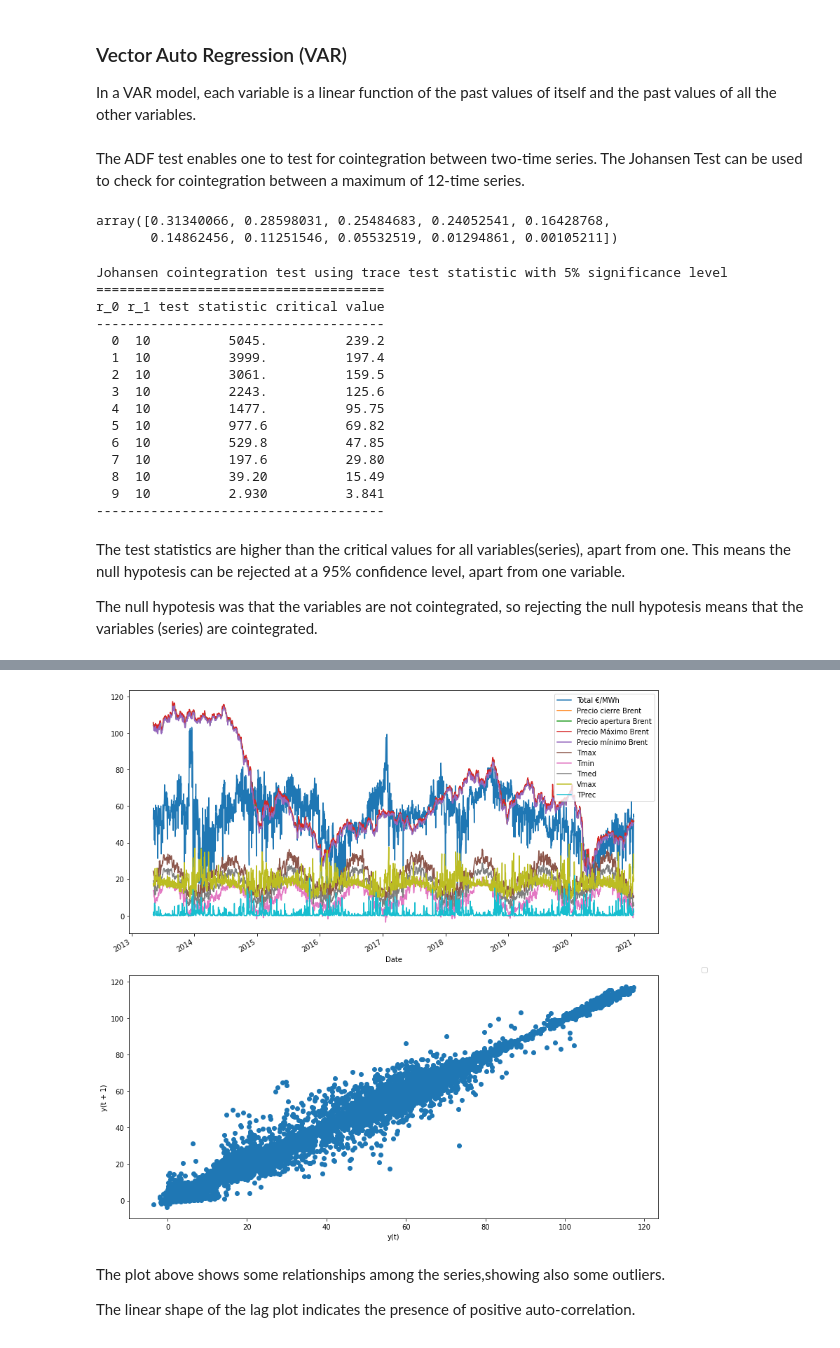
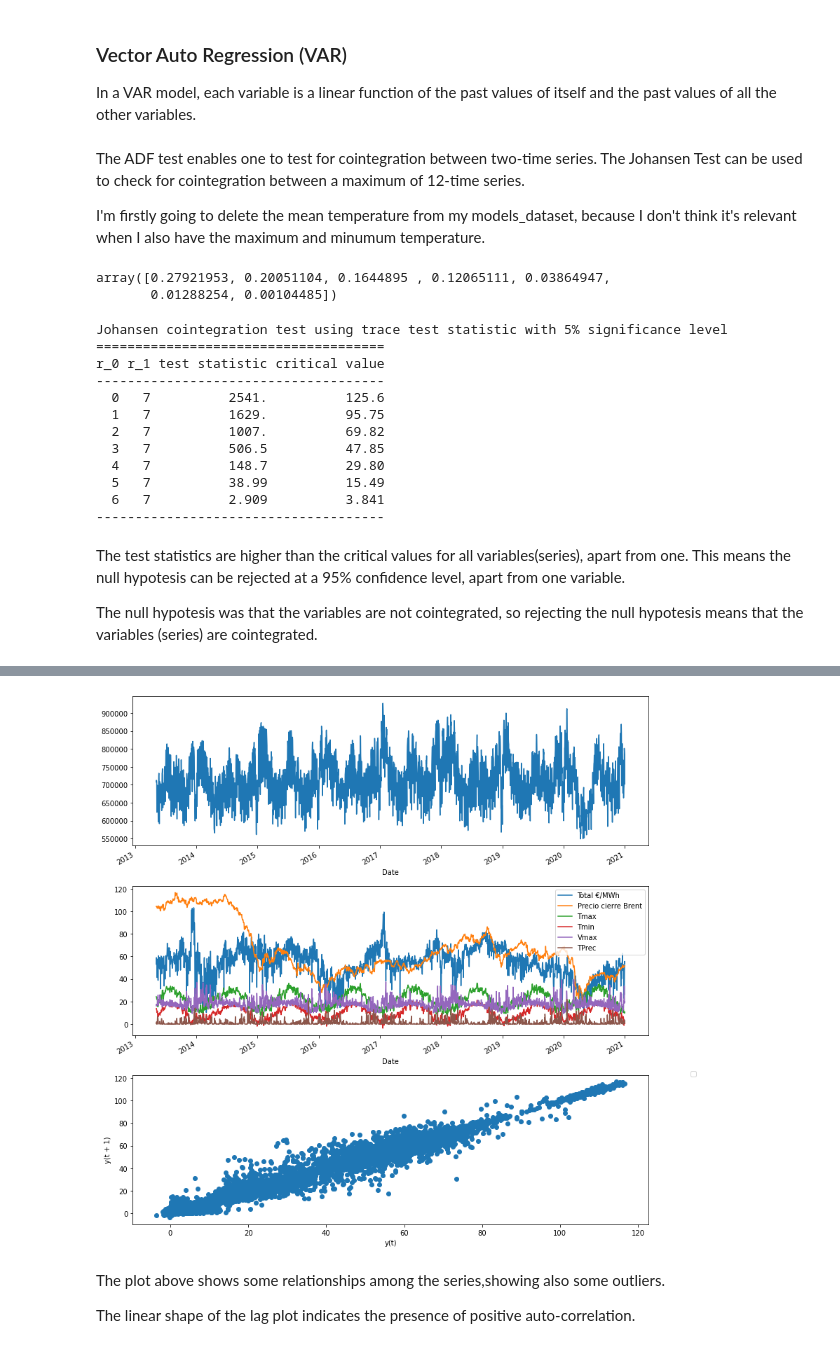
Before and after one commit to PaulaCervilla/Electricity-prices-predictions-in-Spain---Data-Science-TFM, a Jupyter notebook: TFM Precio electricidad - Modelling.ipynb, the cells around one changed output, grey strips where cells are left out. Cells and saved outputs as stored; diff of their text form; code cells hidden in the pictures.

Commit message:
models 2013-2020 updated

```diff
--- a/TFM Precio electricidad - Modelling.ipynb
+++ b/TFM Precio electricidad - Modelling.ipynb
@@ -155,7 +155,8 @@ q: The size of the moving average window, also called the order of moving averag
 models_dataset = electricity_brent_weather.drop(["Day", "Coste s.interrrumpibilidad", "Mercado diario €/MWh",
                                   "Mercado intradiario €/MWh", "Restricciones €/MWh",
                                   "Procesos OS €/MWh", "Garantía potencia Pagos capacidad €/MWh",
-                                                 "Energía final MWh"], axis = 1)
+                                  "Precio apertura Brent", "Precio Máximo Brent",
+                                  "Precio mínimo Brent"], axis = 1)
 # %%
 models_dataset
 # %% [output]
@@ -777,6 +778,10 @@ Now, I'm going to use different models that take into account other variables of
 In a VAR model, each variable is a linear function of the past values of itself and the past values of all the other variables.
 # %% [markdown]
 The ADF test enables one to test for cointegration between two-time series. The Johansen Test can be used to check for cointegration between a maximum of 12-time series.
+
+I'm firstly going to delete the mean temperature from my models_dataset, because I don't think it's relevant when I also have the maximum and minumum temperature.
+# %%
+models_dataset.drop("Tmed", axis = 1, inplace= True)
 # %%
 #Checking stationarity using the Coint Johansen Test instead of ADF.
 
@@ -784,8 +789,8 @@ from statsmodels.tsa.vector_ar.vecm import coint_johansen
 
 coint_johansen(models_dataset,0,1).eig
 # %% [output]
-array([0.31340066, 0.28598031, 0.25484683, 0.24052541, 0.16428768,
-       0.14862456, 0.11251546, 0.05532519, 0.01294861, 0.00105211])
+array([0.27921953, 0.20051104, 0.1644895 , 0.12065111, 0.03864947,
+       0.01288254, 0.00104485])
 # %%
 from statsmodels.tsa.vector_ar.vecm import select_coint_rank
 cointegration_rank = select_coint_rank(models_dataset,0,1)
@@ -795,32 +800,32 @@ Johansen cointegration test using trace test statistic with 5% significance leve
 =====================================
 r_0 r_1 test statistic critical value
 -------------------------------------
-  0  10          5045.          239.2
-  1  10          3999.          197.4
-  2  10          3061.          159.5
-  3  10          2243.          125.6
-  4  10          1477.          95.75
-  5  10          977.6          69.82
-  6  10          529.8          47.85
-  7  10          197.6          29.80
-  8  10          39.20          15.49
-  9  10          2.930          3.841
+  0   7          2541.          125.6
+  1   7          1629.          95.75
+  2   7          1007.          69.82
+  3   7          506.5          47.85
+  4   7          148.7          29.80
+  5   7          38.99          15.49
+  6   7          2.909          3.841
 -------------------------------------
 # %% [markdown]
 The test statistics are higher than the critical values for all variables(series), apart from one. This means the null hypotesis can be rejected at a 95% confidence level, apart from one variable.
 
 The null hypotesis was that the variables are not cointegrated, so rejecting the null hypotesis means that the variables (series) are cointegrated.
 # %%
-fig, (ax1, ax2) = plt.subplots(nrows=2, ncols=1, figsize=(12,11))
+fig, (ax1, ax2, ax3) = plt.subplots(nrows=3, ncols=1, figsize=(12,11))
 
 #series plot
-models_dataset.plot(ax=ax1)
+
+models_dataset["Energía final MWh"].plot(ax = ax1)
+
+models_dataset.drop("Energía final MWh", axis = 1).plot(ax = ax2)
 
 plt.legend(bbox_to_anchor=(1.1, 1.05), loc="upper right")
 
 plt.tight_layout()
 
 #lag plot
-pd.plotting.lag_plot(models_dataset)
+pd.plotting.lag_plot(models_dataset.drop("Energía final MWh", axis = 1))
 plt.show()
 # %% [output]
@@ -828,4 +833,4 @@ WARNING:matplotlib.legend:No handles with labels found to put in legend.
-[figure, old version]
+[figure, new version]
 # %% [markdown]
 The plot above shows some relationships among the series,showing also some outliers.
 
```
Also changed, not shown: parts of 17 cells of this notebook.
